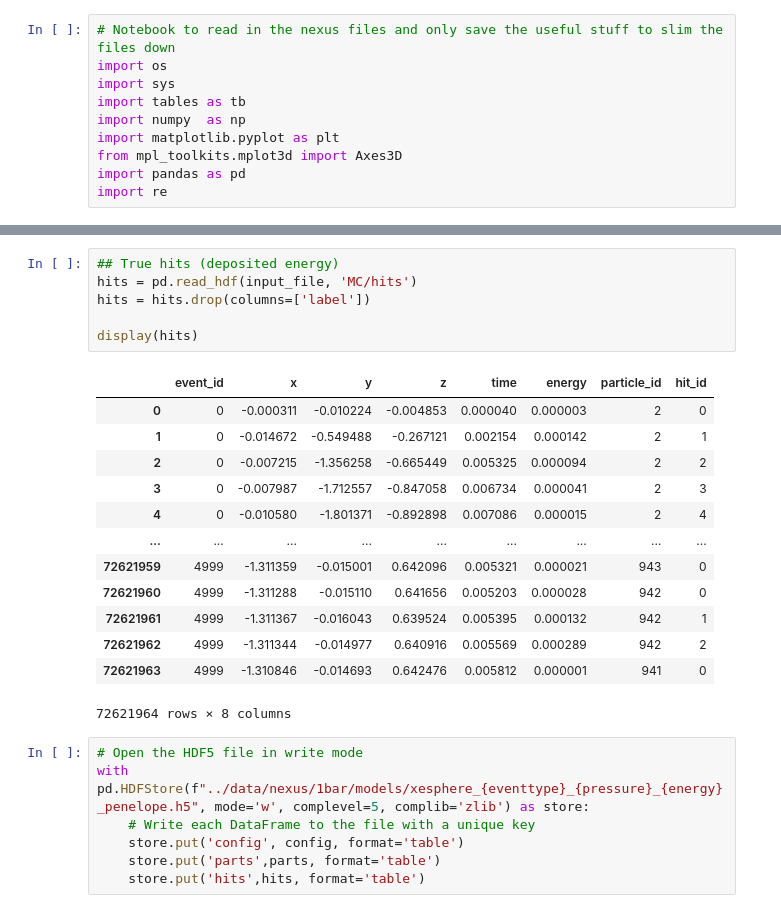
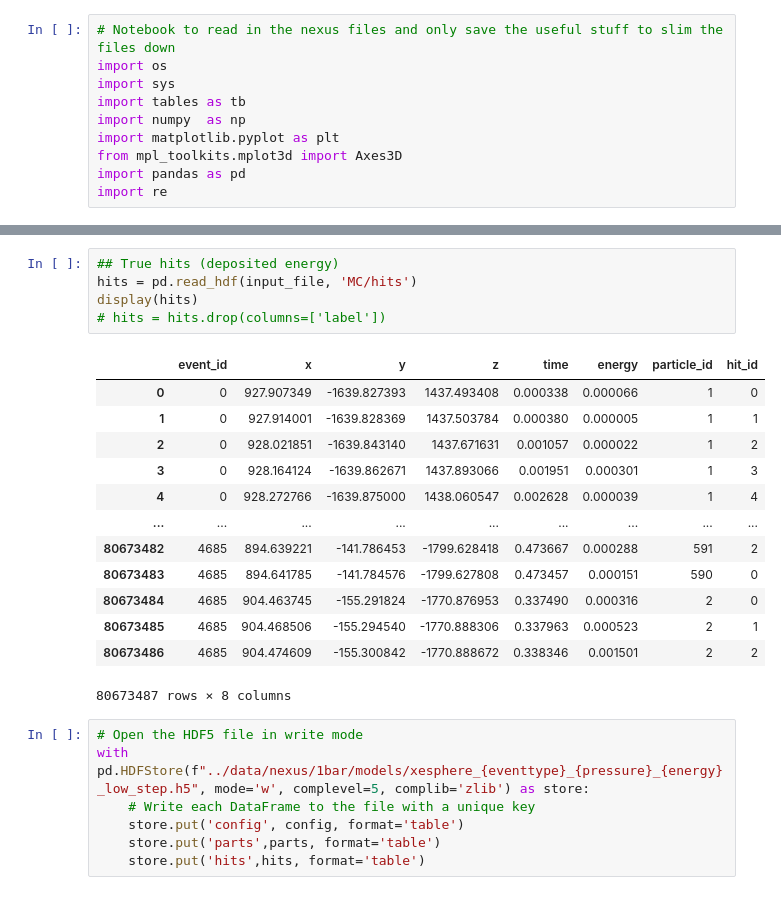
Before and after one commit to kvjmistry/DoubleBeta, a Jupyter notebook: notebooks/ProcessData.ipynb, the cells around one changed output, grey strips where cells are left out. Drawn from its saved outputs; the diff is of its cells as text.

```diff
--- a/notebooks/ProcessData.ipynb
+++ b/notebooks/ProcessData.ipynb
@@ -90,26 +90,25 @@ display(parts)
 # %%
 ## True hits (deposited energy)
 hits = pd.read_hdf(input_file, 'MC/hits')
-hits = hits.drop(columns=['label'])
-
 display(hits)
+# hits = hits.drop(columns=['label'])
 # %% [output]
 |  | event_id | x | y | z | time | energy | particle_id | hit_id |
-| 0 | 0 | -0.000311 | -0.010224 | -0.004853 | 0.000040 | 0.000003 | 2 | 0 |
-| 1 | 0 | -0.014672 | -0.549488 | -0.267121 | 0.002154 | 0.000142 | 2 | 1 |
-| 2 | 0 | -0.007215 | -1.356258 | -0.665449 | 0.005325 | 0.000094 | 2 | 2 |
-| 3 | 0 | -0.007987 | -1.712557 | -0.847058 | 0.006734 | 0.000041 | 2 | 3 |
-| 4 | 0 | -0.010580 | -1.801371 | -0.892898 | 0.007086 | 0.000015 | 2 | 4 |
+| 0 | 0 | 927.907349 | -1639.827393 | 1437.493408 | 0.000338 | 0.000066 | 1 | 0 |
+| 1 | 0 | 927.914001 | -1639.828369 | 1437.503784 | 0.000380 | 0.000005 | 1 | 1 |
+| 2 | 0 | 928.021851 | -1639.843140 | 1437.671631 | 0.001057 | 0.000022 | 1 | 2 |
+| 3 | 0 | 928.164124 | -1639.862671 | 1437.893066 | 0.001951 | 0.000301 | 1 | 3 |
+| 4 | 0 | 928.272766 | -1639.875000 | 1438.060547 | 0.002628 | 0.000039 | 1 | 4 |
 | ... | ... | ... | ... | ... | ... | ... | ... | ... |
-| 72621959 | 4999 | -1.311359 | -0.015001 | 0.642096 | 0.005321 | 0.000021 | 943 | 0 |
-| 72621960 | 4999 | -1.311288 | -0.015110 | 0.641656 | 0.005203 | 0.000028 | 942 | 0 |
-| 72621961 | 4999 | -1.311367 | -0.016043 | 0.639524 | 0.005395 | 0.000132 | 942 | 1 |
-| 72621962 | 4999 | -1.311344 | -0.014977 | 0.640916 | 0.005569 | 0.000289 | 942 | 2 |
-| 72621963 | 4999 | -1.310846 | -0.014693 | 0.642476 | 0.005812 | 0.000001 | 941 | 0 |
+| 80673482 | 4685 | 894.639221 | -141.786453 | -1799.628418 | 0.473667 | 0.000288 | 591 | 2 |
+| 80673483 | 4685 | 894.641785 | -141.784576 | -1799.627808 | 0.473457 | 0.000151 | 590 | 0 |
+| 80673484 | 4685 | 904.463745 | -155.291824 | -1770.876953 | 0.337490 | 0.000316 | 2 | 0 |
+| 80673485 | 4685 | 904.468506 | -155.294540 | -1770.888306 | 0.337963 | 0.000523 | 2 | 1 |
+| 80673486 | 4685 | 904.474609 | -155.300842 | -1770.888672 | 0.338346 | 0.001501 | 2 | 2 |
-72621964 rows × 8 columns
+80673487 rows × 8 columns
 # %%
 # Open the HDF5 file in write mode
-with pd.HDFStore(f"../data/nexus/1bar/models/xesphere_{eventtype}_{pressure}_{energy}_penelope.h5", mode='w', complevel=5, complib='zlib') as store:
+with pd.HDFStore(f"../data/nexus/1bar/models/xesphere_{eventtype}_{pressure}_{energy}_low_step.h5", mode='w', complevel=5, complib='zlib') as store:
     # Write each DataFrame to the file with a unique key
     store.put('config', config, format='table')
     store.put('parts',parts, format='table')
```
Also changed, not shown: parts of 5 cells of this notebook, 8 other files.
